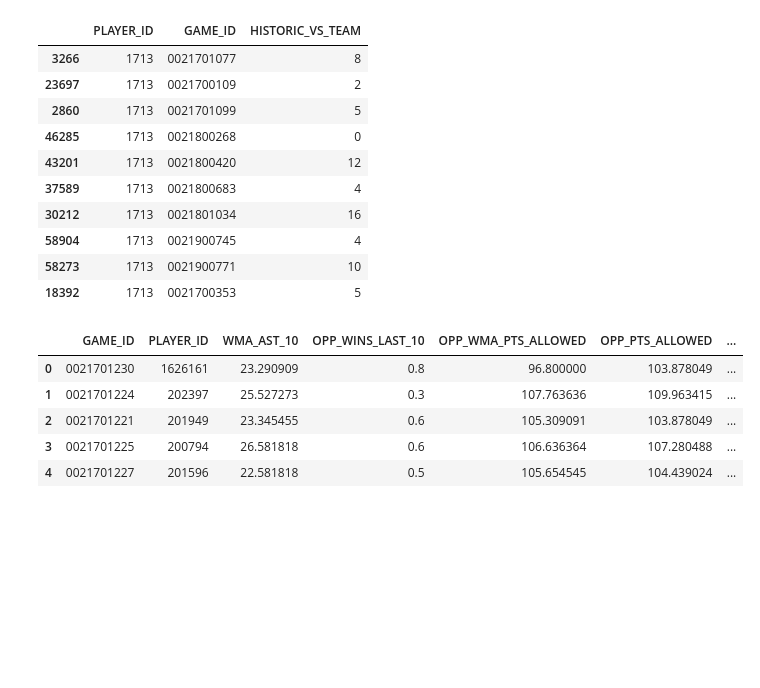
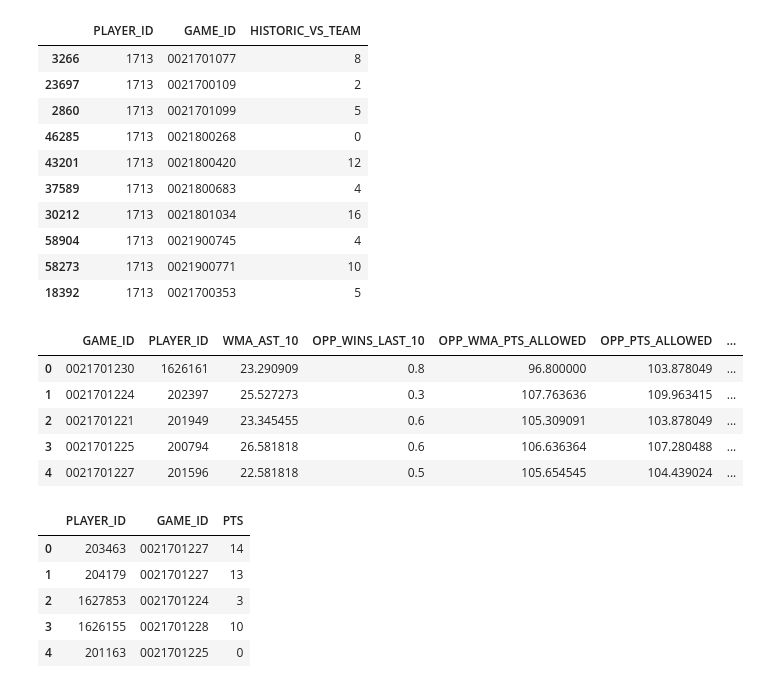
Before and after one commit to Loki812/nba_analytics, a Jupyter notebook: bball_4.ipynb, the cells around one changed output. Cells and saved outputs as stored; diff of their text form; code cells hidden in the pictures; blank space fills up the shorter version.

Commit message:
saved partially completed dataframe, api is blocking completing other features

```diff
--- a/bball_4.ipynb
+++ b/bball_4.ipynb
@@ -322,3 +317,23 @@ w_df.head()
 | 2 | 0021701221 | 201949 | 23.345455 | 0.6 | 105.309091 | 103.878049 | ... |
 | 3 | 0021701225 | 200794 | 26.581818 | 0.6 | 106.636364 | 107.280488 | ... |
 | 4 | 0021701227 | 201596 | 22.581818 | 0.5 | 105.654545 | 104.439024 | ... |
+# %%
+df = pd.DataFrame()
+start_year = 17
+
+while start_year < 25:
+  year_string = f"20{start_year}-{start_year+1}"
+  p_df = playergamelogs.PlayerGameLogs(season_nullable=year_string).get_data_frames()[0]
+  df = pd.concat([df, p_df])
+  start_year += 1
+
+pd.set_option('display.max_columns', None)
+final_df = df[['PLAYER_ID', 'GAME_ID', 'PTS']]
+final_df.head()
+# %% [output]
+|  | PLAYER_ID | GAME_ID | PTS |
+| 0 | 203463 | 0021701227 | 14 |
+| 1 | 204179 | 0021701227 | 13 |
+| 2 | 1627853 | 0021701224 | 3 |
+| 3 | 1626155 | 0021701228 | 10 |
+| 4 | 201163 | 0021701225 | 0 |
```
Also changed, not shown: parts of 6 cells of this notebook, 1 other file.
